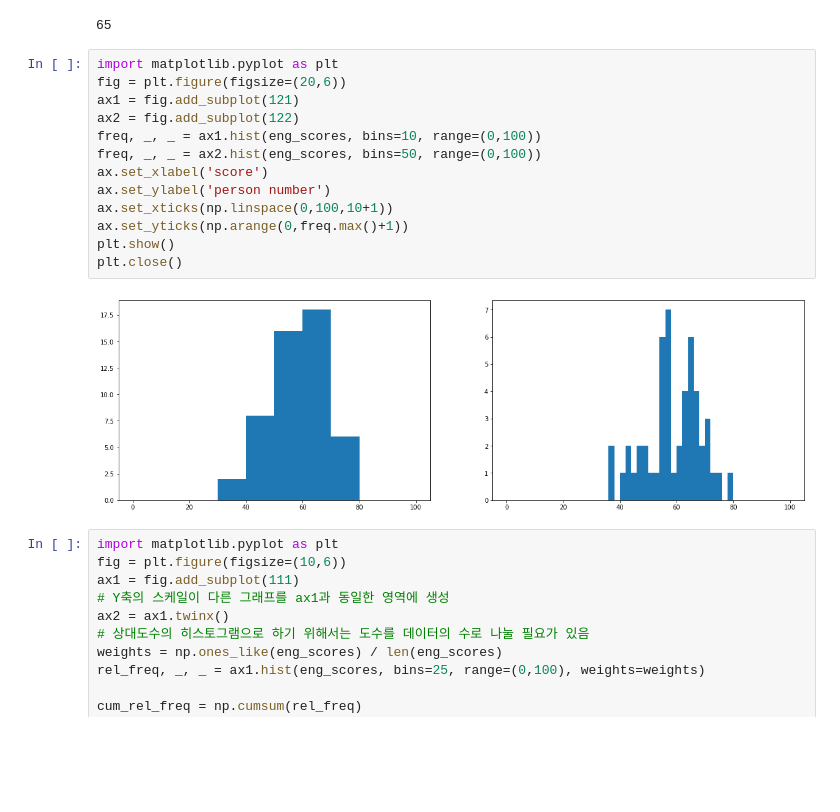
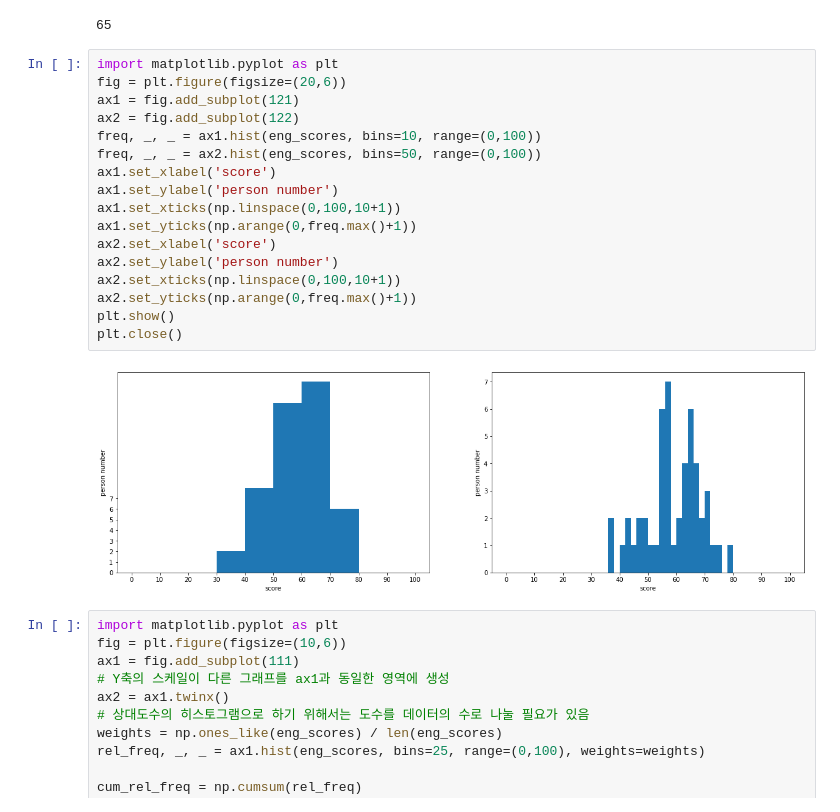
Before and after one commit to bnv20/kdt5, a Jupyter notebook: m3_통계/stat_1.ipynb, the cells around one changed output. Cells and saved outputs as stored; diff of their text form; blank space fills up the shorter version.

```diff
--- a/m3_통계/stat_1.ipynb
+++ b/m3_통계/stat_1.ipynb
@@ -330,18 +330,22 @@ freq_dist_df.loc[freq_dist_df['frequency'].idxmax(),'class value']
 # %%
 import matplotlib.pyplot as plt
 fig = plt.figure(figsize=(20,6))
 ax1 = fig.add_subplot(121)
 ax2 = fig.add_subplot(122)
 freq, _, _ = ax1.hist(eng_scores, bins=10, range=(0,100))
 freq, _, _ = ax2.hist(eng_scores, bins=50, range=(0,100))
-ax.set_xlabel('score')
-ax.set_ylabel('person number')
-ax.set_xticks(np.linspace(0,100,10+1))
-ax.set_yticks(np.arange(0,freq.max()+1))
+ax1.set_xlabel('score')
+ax1.set_ylabel('person number')
+ax1.set_xticks(np.linspace(0,100,10+1))
+ax1.set_yticks(np.arange(0,freq.max()+1))
+ax2.set_xlabel('score')
+ax2.set_ylabel('person number')
+ax2.set_xticks(np.linspace(0,100,10+1))
+ax2.set_yticks(np.arange(0,freq.max()+1))
 plt.show()
 plt.close()
 # %% [output]
-[figure, old version]
+[figure, new version]
 # %%
 import matplotlib.pyplot as plt
 fig = plt.figure(figsize=(10,6))
```
Also changed, not shown: parts of 23 cells of this notebook, 1 other file.
